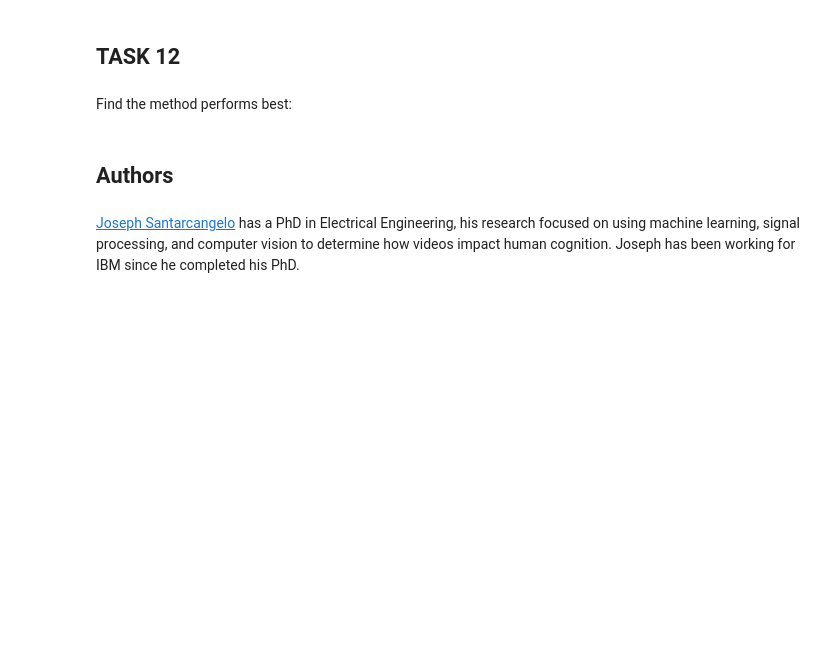
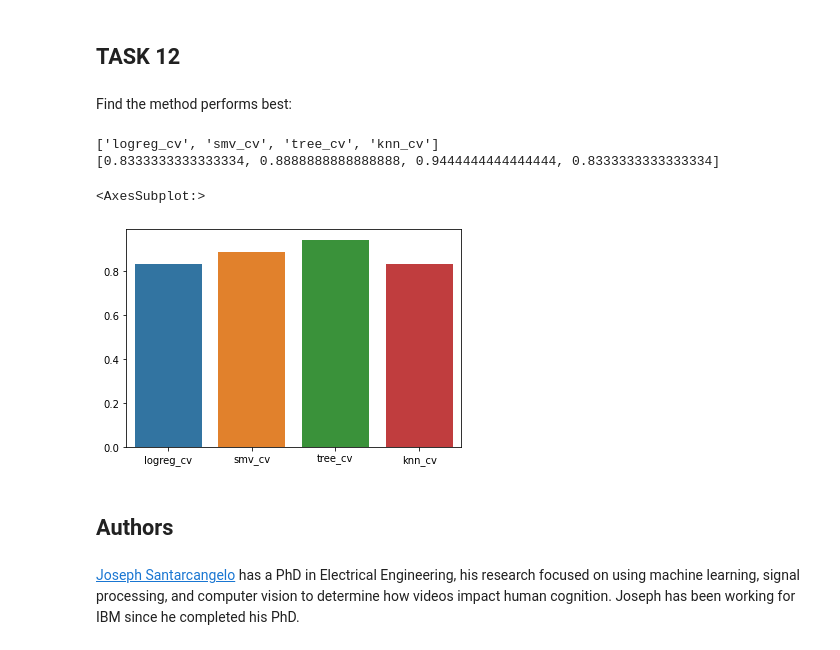
Before and after one commit to vanhieunt/DataScienceCapstoneProject, a Jupyter notebook: machine-learning.ipynb, the cells around one changed output. Drawn from its saved outputs; the diff is of its cells as text; code cells hidden in the pictures; blank space fills up the shorter version.

```diff
--- a/machine-learning.ipynb
+++ b/machine-learning.ipynb
@@ -200,6 +200,12 @@ print("accuracy :",best_score_)
 # %% [output]
 tuned hpyerparameters :(best parameters)  0.01
 accuracy : 0.8333333333333334
+# %%
+#create data frame for visualiation
+method =[]
+accuraccy = []
+method.append('logreg_cv')
+accuraccy.append (best_score_)
 # %% [markdown]
 ## TASK  5
 # %% [markdown]
@@ -253,6 +259,10 @@ print("accuracy :",best_score_)
 # %% [output]
 tuned hpyerparameters :(best parameters)  ('sigmoid', 31.622776601683793, 0.03162277660168379)
 accuracy : 0.8888888888888888
+# %%
+#create data frame for visualiation
+method.append('smv_cv')
+accuraccy.append (best_score_)
 # %% [markdown]
 ## TASK  7
 # %% [markdown]
@@ -303,6 +313,10 @@ print("accuracy :",best_score_)
 # %% [output]
 tuned hpyerparameters :(best parameters)  ('gini', 'best', 2, 'auto', 1, 2)
 accuracy : 0.9444444444444444
+# %%
+#create data frame for visualiation
+method.append('tree_cv')
+accuraccy.append (best_score_)
 # %% [markdown]
 ## TASK  9
 # %% [markdown]
@@ -345,6 +361,10 @@ print("accuracy :",best_score_)
 # %% [output]
 tuned hpyerparameters :(best parameters)  (1, 'auto', 1)
 accuracy : 0.8333333333333334
+# %%
+#create data frame for visualiation
+method.append('knn_cv')
+accuraccy.append (best_score_)
 # %% [markdown]
 ## TASK  11
 # %% [markdown]
@@ -366,6 +386,15 @@ plot_confusion_matrix(Y_test,yhat)
 ## TASK  12
 # %% [markdown]
 Find the method performs best:
+# %%
+print(method)
+print(accuraccy)
+sns.barplot(x=method, y=accuraccy)
+# %% [output]
+['logreg_cv', 'smv_cv', 'tree_cv', 'knn_cv']
+[0.8333333333333334, 0.8888888888888888, 0.9444444444444444, 0.8333333333333334]
+<AxesSubplot:>
+[figure, added]
 # %% [markdown]
 ## Authors
 # %% [markdown]
```
Also changed, not shown: parts of 1 cell of this notebook.
